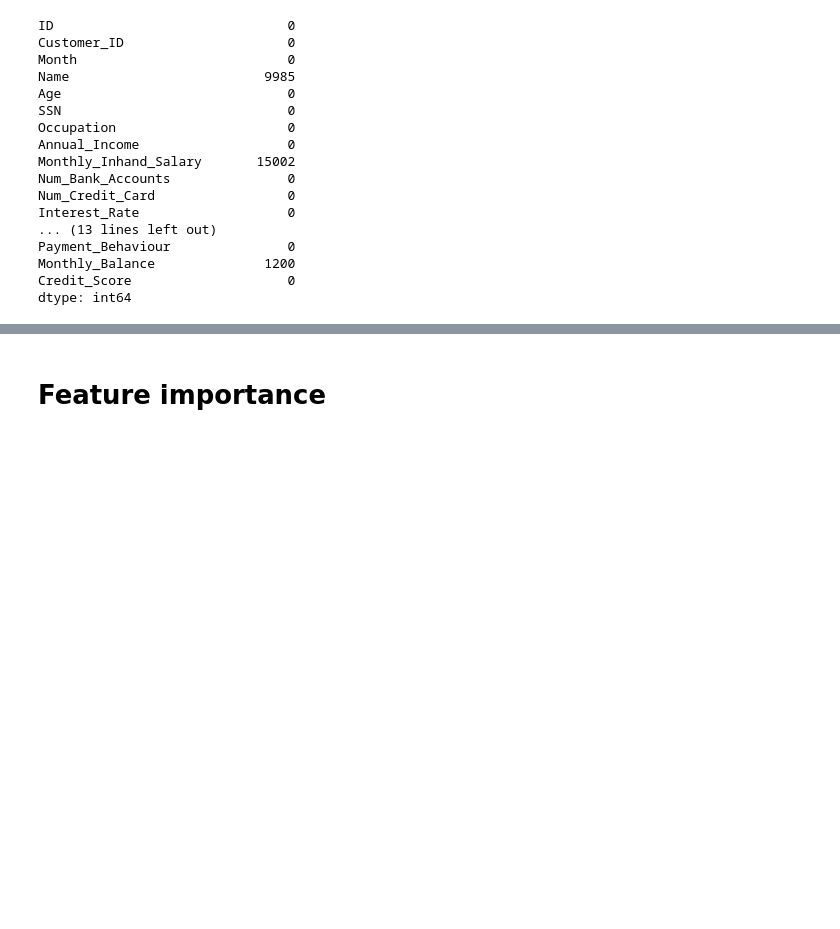
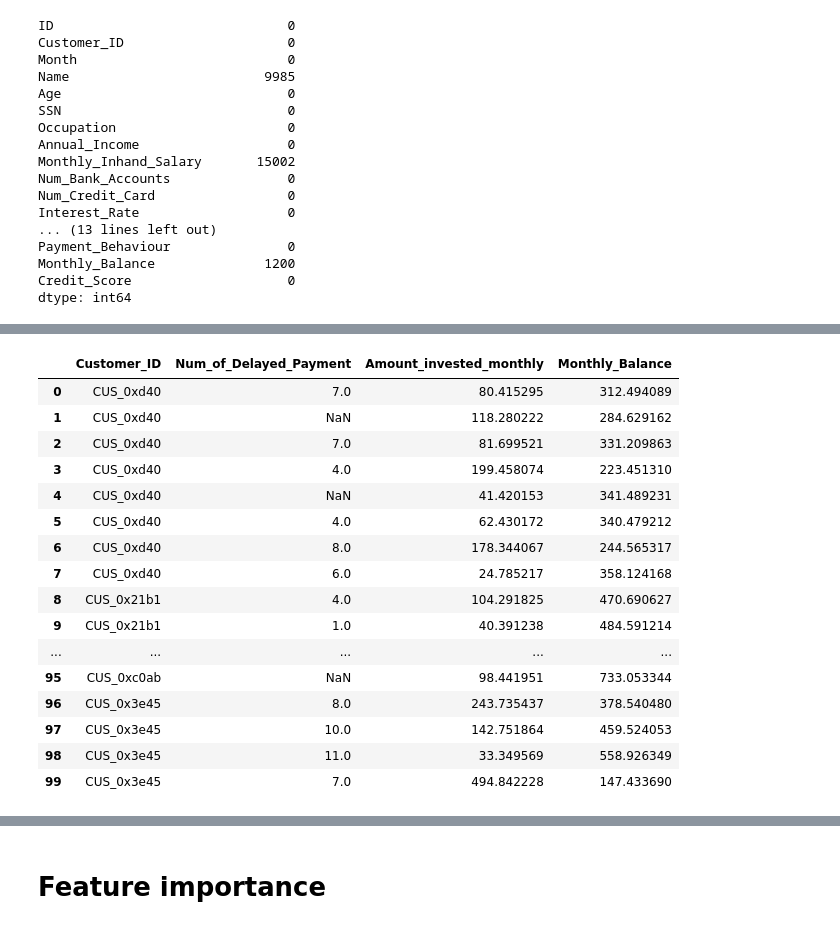
Before and after one commit to Marikinyo/credit-score-classifier, a Jupyter notebook: data-preprocessing.ipynb, the cells around one changed output, grey strips where cells are left out. Drawn from its saved outputs; the diff is of its cells as text; code cells hidden in the pictures; blank space fills up the shorter version.

```diff
--- a/data-preprocessing.ipynb
+++ b/data-preprocessing.ipynb
@@ -161,2 +147,0 @@ def fill_nulls(group):
-# %%
-train_df = train_df.groupby('Customer_ID').apply(fill_nulls)
@@ -162,0 +168,10 @@ train_df = train_df.groupby('Customer_ID').apply(fill_nulls)
+# %%
+def fill_first_value(x):
+    """Find the first non-null value in the group or infer from the second element."""
+    if pd.isna(x.iloc[0]):  # If the first element is NaN
+        non_nulls = x.dropna()
+        if len(non_nulls) > 0:
+            return non_nulls.iloc[0] - 1  # Use the second element - 1
+        else:
+            return np.nan  # If the entire group is NaN, keep it NaN
+    return x.iloc[0]  # Otherwise, use the first element
@@ -162,0 +217,20 @@ train_df = train_df.groupby('Customer_ID').apply(fill_nulls)
+# %%
+train_df[['Customer_ID', 'Num_of_Delayed_Payment', 'Amount_invested_monthly', 'Monthly_Balance']][:100]
+# %% [output]
+|  | Customer_ID | Num_of_Delayed_Payment | Amount_invested_monthly | Monthly_Balance |
+| 0 | CUS_0xd40 | 7.0 | 80.415295 | 312.494089 |
+| 1 | CUS_0xd40 | NaN | 118.280222 | 284.629162 |
+| 2 | CUS_0xd40 | 7.0 | 81.699521 | 331.209863 |
+| 3 | CUS_0xd40 | 4.0 | 199.458074 | 223.451310 |
+| 4 | CUS_0xd40 | NaN | 41.420153 | 341.489231 |
+| 5 | CUS_0xd40 | 4.0 | 62.430172 | 340.479212 |
+| 6 | CUS_0xd40 | 8.0 | 178.344067 | 244.565317 |
+| 7 | CUS_0xd40 | 6.0 | 24.785217 | 358.124168 |
+| 8 | CUS_0x21b1 | 4.0 | 104.291825 | 470.690627 |
+| 9 | CUS_0x21b1 | 1.0 | 40.391238 | 484.591214 |
+| ... | ... | ... | ... | ... |
+| 95 | CUS_0xc0ab | NaN | 98.441951 | 733.053344 |
+| 96 | CUS_0x3e45 | 8.0 | 243.735437 | 378.540480 |
+| 97 | CUS_0x3e45 | 10.0 | 142.751864 | 459.524053 |
+| 98 | CUS_0x3e45 | 11.0 | 33.349569 | 558.926349 |
+| 99 | CUS_0x3e45 | 7.0 | 494.842228 | 147.433690 |
```
Also changed, not shown: parts of 16 cells of this notebook.
